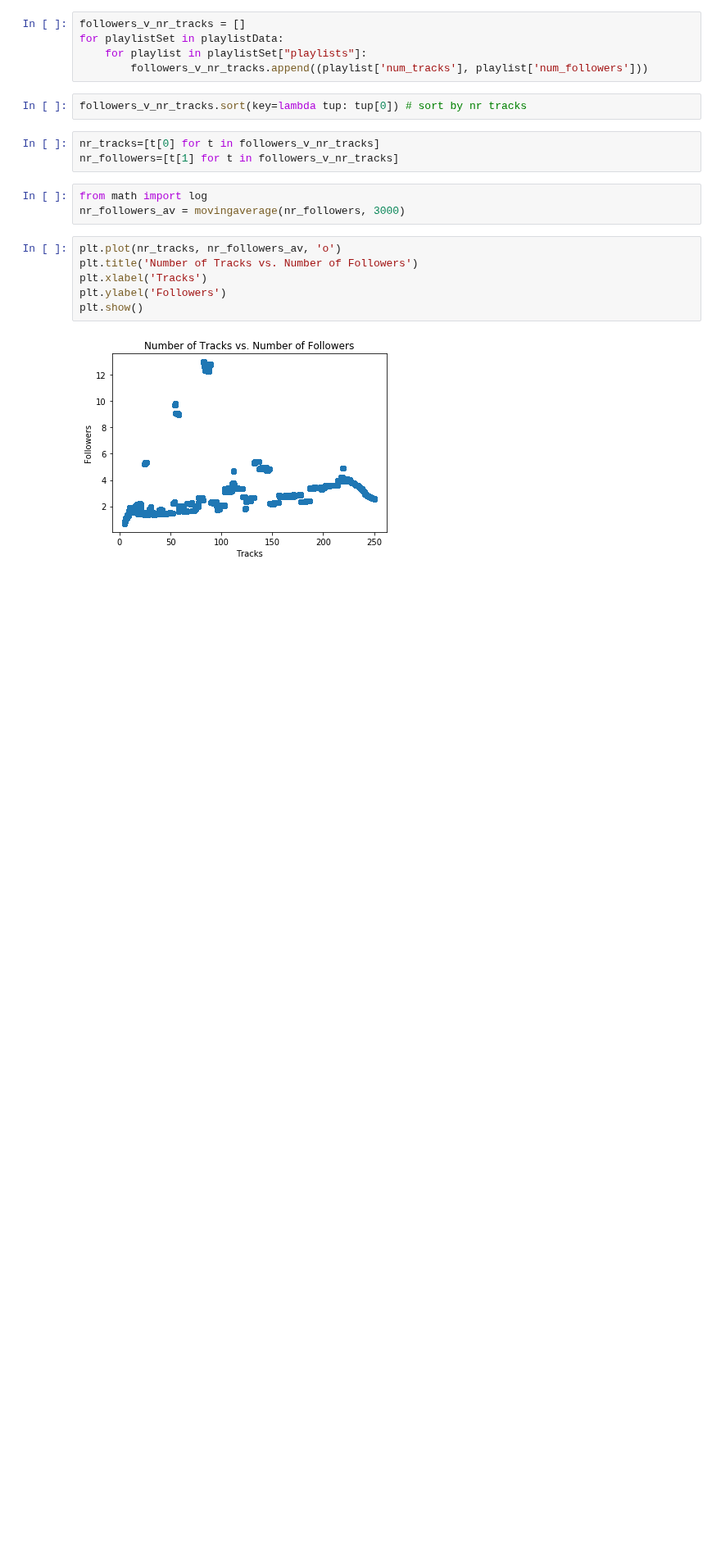
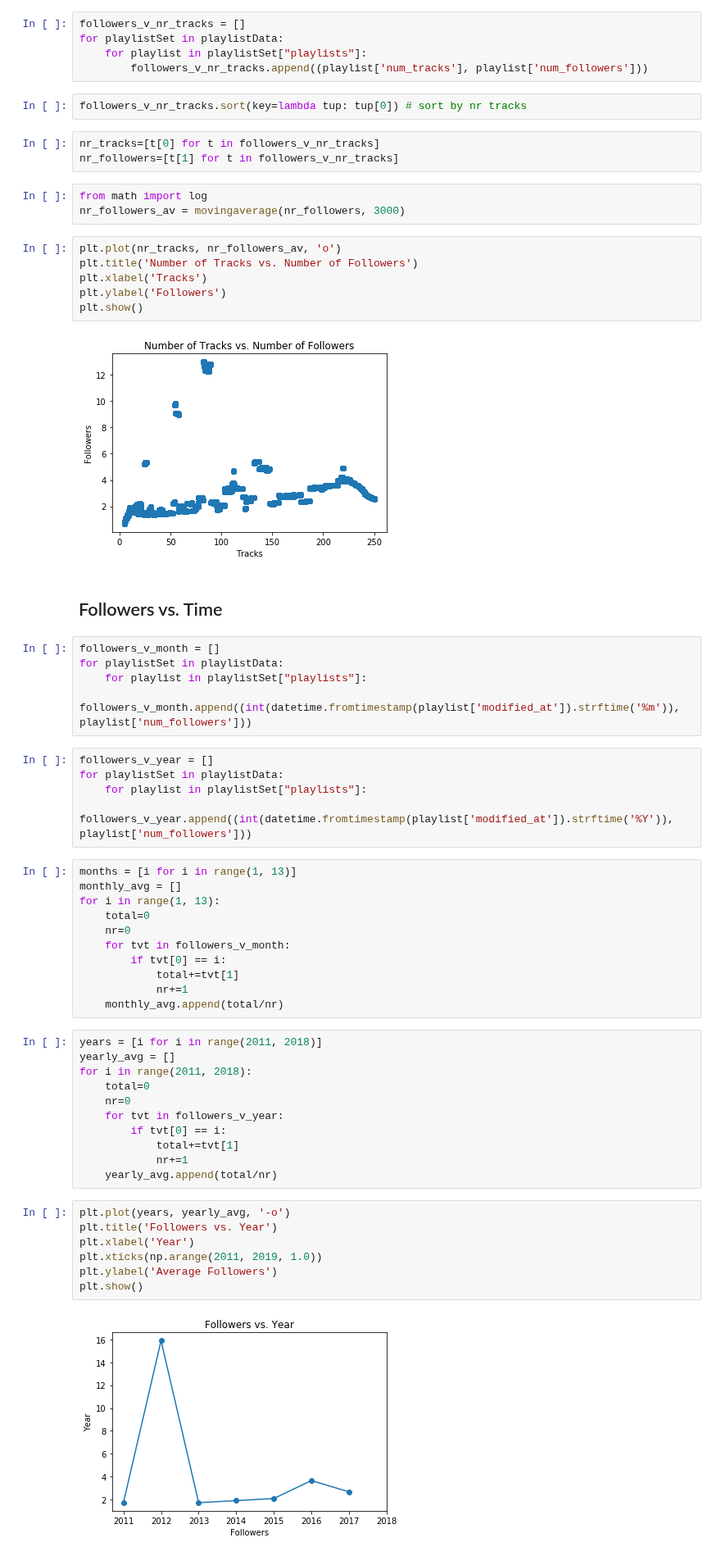
Before and after one commit to adamkhazi/one-million-playlists, a Jupyter notebook: exploration/basic.ipynb, the cells around one changed output. Shown at 82% size. Drawn from its saved outputs; the diff is of its cells as text; blank space fills up the shorter version.

Commit message:
followers vs time

```diff
--- a/exploration/basic.ipynb
+++ b/exploration/basic.ipynb
@@ -325,3 +324,46 @@ plt.ylabel('Followers')
 plt.show()
 # %% [output]
 [figure]
+# %% [markdown]
+## Followers vs. Time
+# %%
+followers_v_month = []
+for playlistSet in playlistData:
+    for playlist in playlistSet["playlists"]:
+        followers_v_month.append((int(datetime.fromtimestamp(playlist['modified_at']).strftime('%m')), playlist['num_followers']))
+# %%
+followers_v_year = []
+for playlistSet in playlistData:
+    for playlist in playlistSet["playlists"]:
+        followers_v_year.append((int(datetime.fromtimestamp(playlist['modified_at']).strftime('%Y')), playlist['num_followers']))
+# %%
+months = [i for i in range(1, 13)]
+monthly_avg = []
+for i in range(1, 13):
+    total=0
+    nr=0
+    for tvt in followers_v_month:
+        if tvt[0] == i:
+            total+=tvt[1]
+            nr+=1
+    monthly_avg.append(total/nr)
+# %%
+years = [i for i in range(2011, 2018)]
+yearly_avg = []
+for i in range(2011, 2018):
+    total=0
+    nr=0
+    for tvt in followers_v_year:
+        if tvt[0] == i:
+            total+=tvt[1]
+            nr+=1
+    yearly_avg.append(total/nr)
+# %%
+plt.plot(years, yearly_avg, '-o')
+plt.title('Followers vs. Year')
+plt.xlabel('Year')
+plt.xticks(np.arange(2011, 2019, 1.0))
+plt.ylabel('Average Followers')
+plt.show()
+# %% [output]
+[figure, added]
```
Also changed, not shown: parts of 3 cells of this notebook.
